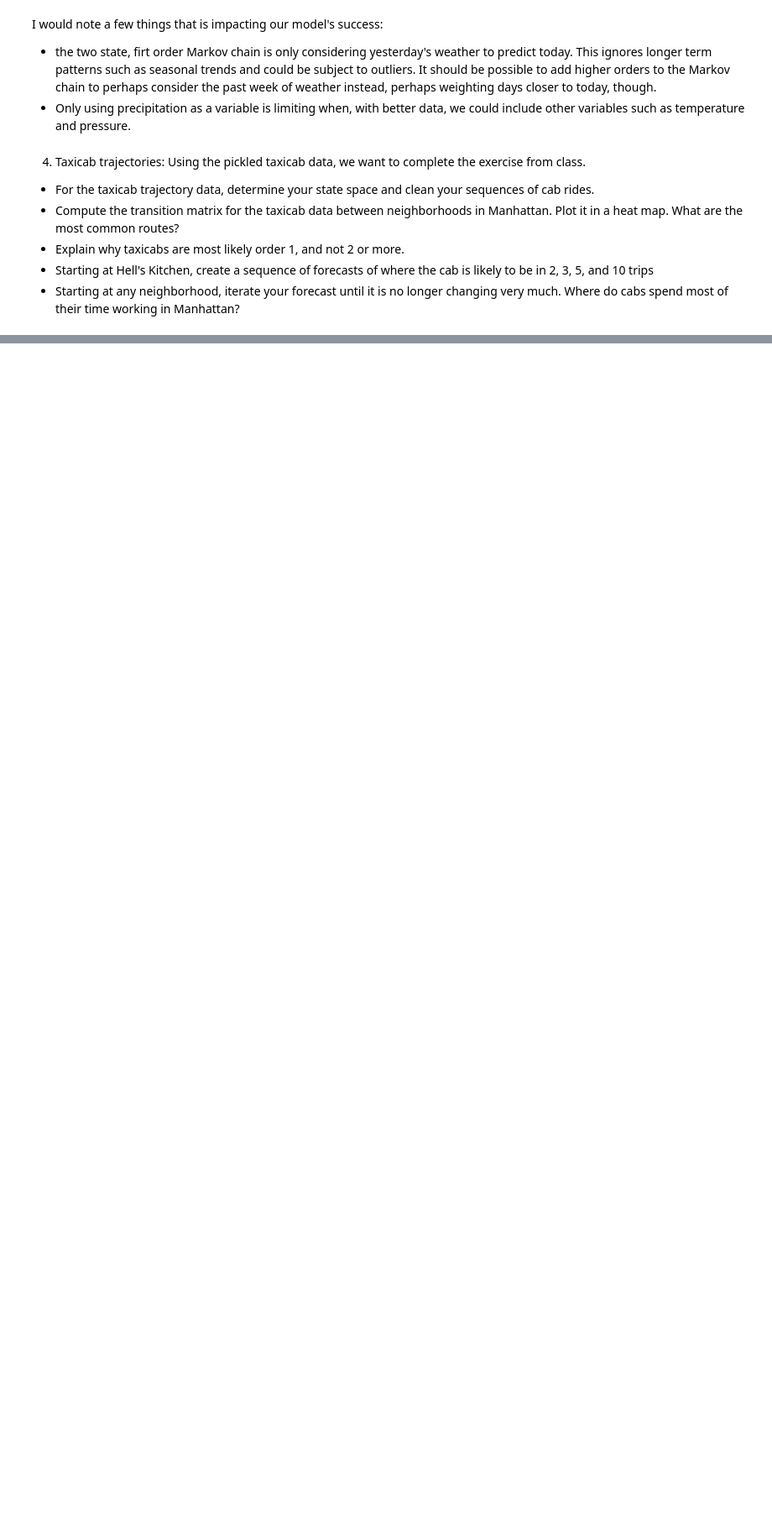
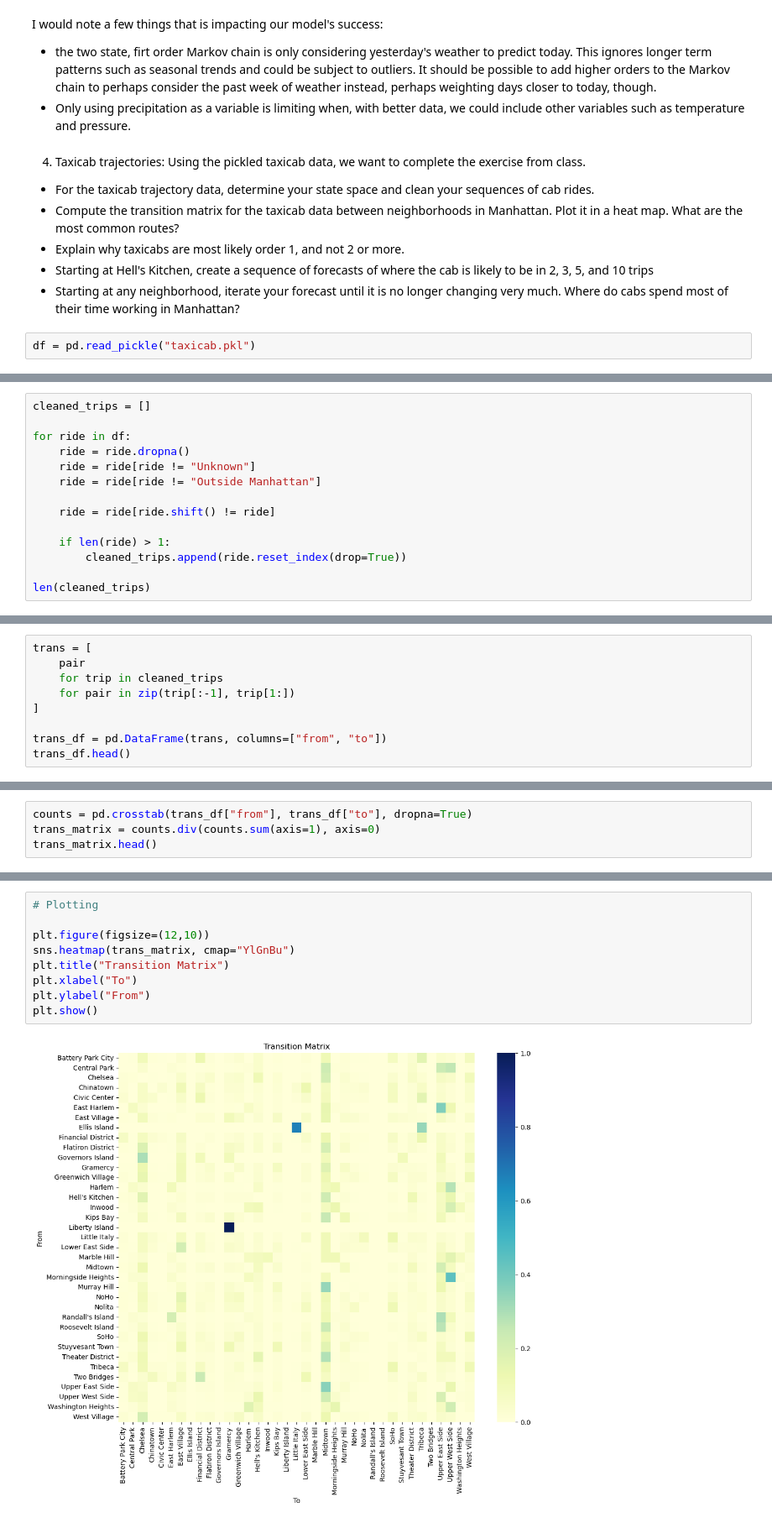
Before and after one commit to rtbaum/DS-5030, a Jupyter notebook: assignment_5.ipynb, the cells around one changed output, grey strips where cells are left out. Shown: that part at 84% size. Drawn from its saved outputs; the diff is of its cells as text; blank space fills up the shorter version.

```diff
--- a/assignment_5.ipynb
+++ b/assignment_5.ipynb
@@ -362,3 +362,5 @@ I would note a few things that is impacting our model's success:
 - Explain why taxicabs are most likely order 1, and not 2 or more.
 - Starting at Hell's Kitchen, create a sequence of forecasts of where the cab is likely to be in 2, 3, 5, and 10 trips
 - Starting at any neighborhood, iterate your forecast until it is no longer changing very much. Where do cabs spend most of their time working in Manhattan?
+# %%
+df = pd.read_pickle("taxicab.pkl")
@@ -364,0 +370,14 @@ I would note a few things that is impacting our model's success:
+# %%
+cleaned_trips = []
+
+for ride in df:
+    ride = ride.dropna()
+    ride = ride[ride != "Unknown"]
+    ride = ride[ride != "Outside Manhattan"]
+
+    ride = ride[ride.shift() != ride]
+
+    if len(ride) > 1:
+        cleaned_trips.append(ride.reset_index(drop=True))
+
+len(cleaned_trips)
@@ -364,0 +386,9 @@ I would note a few things that is impacting our model's success:
+# %%
+trans = [
+    pair
+    for trip in cleaned_trips
+    for pair in zip(trip[:-1], trip[1:])
+]
+
+trans_df = pd.DataFrame(trans, columns=["from", "to"])
+trans_df.head()
@@ -364,0 +402,4 @@ I would note a few things that is impacting our model's success:
+# %%
+counts = pd.crosstab(trans_df["from"], trans_df["to"], dropna=True)
+trans_matrix = counts.div(counts.sum(axis=1), axis=0)
+trans_matrix.head()
@@ -364,0 +415,11 @@ I would note a few things that is impacting our model's success:
+# %%
+# Plotting
+
+plt.figure(figsize=(12,10))
+sns.heatmap(trans_matrix, cmap="YlGnBu")
+plt.title("Transition Matrix")
+plt.xlabel("To")
+plt.ylabel("From")
+plt.show()
+# %% [output]
+[figure, added]
```
Also changed, not shown: parts of 10 cells of this notebook.
